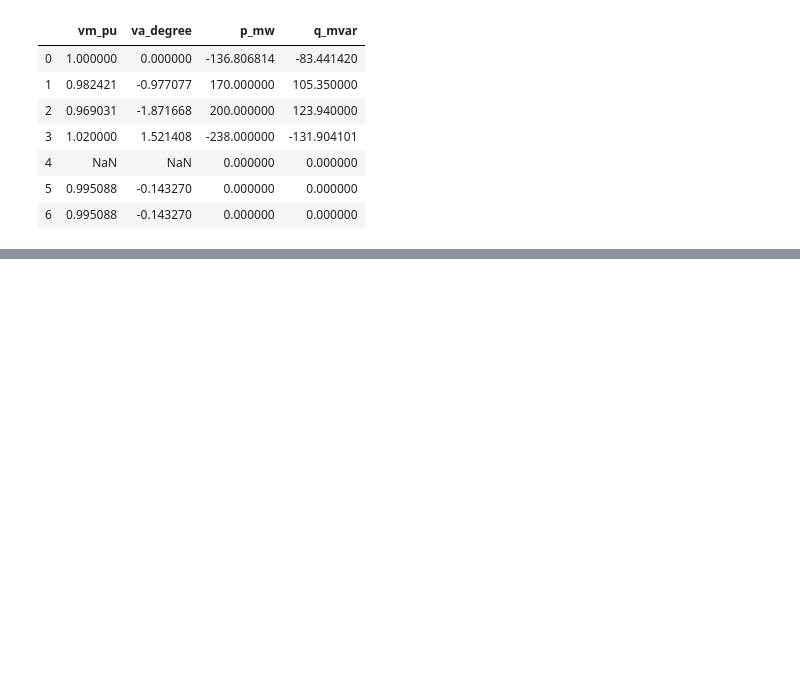
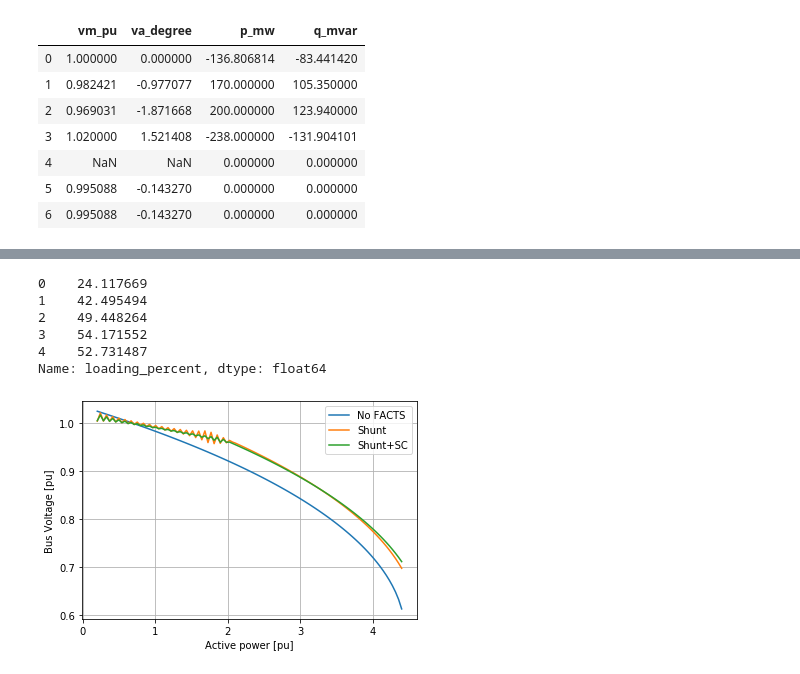
Before and after one commit to thediavel/RL-ThesisProject-ABB, a Jupyter notebook: TestNetwork1_v2.ipynb, the cells around one changed output, grey strips where cells are left out. Saved outputs shown, nothing was run; the diff lists cells and outputs as text; code cells hidden in the pictures; blank space fills up the shorter version.

```diff
--- a/TestNetwork1_v2.ipynb
+++ b/TestNetwork1_v2.ipynb
@@ -144,3 +203,3 @@ net.load
 # %%
-NoseCurve2 = NoseCurve(0.8,1.25,1, net)
+NoseCurve2 = NoseCurve(0.2,4.4,1, net, x_line_pu)
 # %% [output]
@@ -161,0 +269,15 @@ net.sgen.q_mvar[g_ind] = g_q_mvar*g_scaling
+# %%
+net.res_line.loading_percent
+# %% [output]
+0    24.117669
+1    42.495494
+2    49.448264
+3    54.171552
+4    52.731487
+Name: loading_percent, dtype: float64
+# %%
+figMerge1 = MergeFig(NoseCurve1[1], NoseCurve1[2], 'No FACTS',
+                     NoseCurve2[1], NoseCurve2[2], 'Shunt',
+                     NoseCurve3[1], NoseCurve3[2], 'Shunt+SC')
+# %% [output]
+[figure, added]
```
Also changed, not shown: parts of 23 cells of this notebook.
